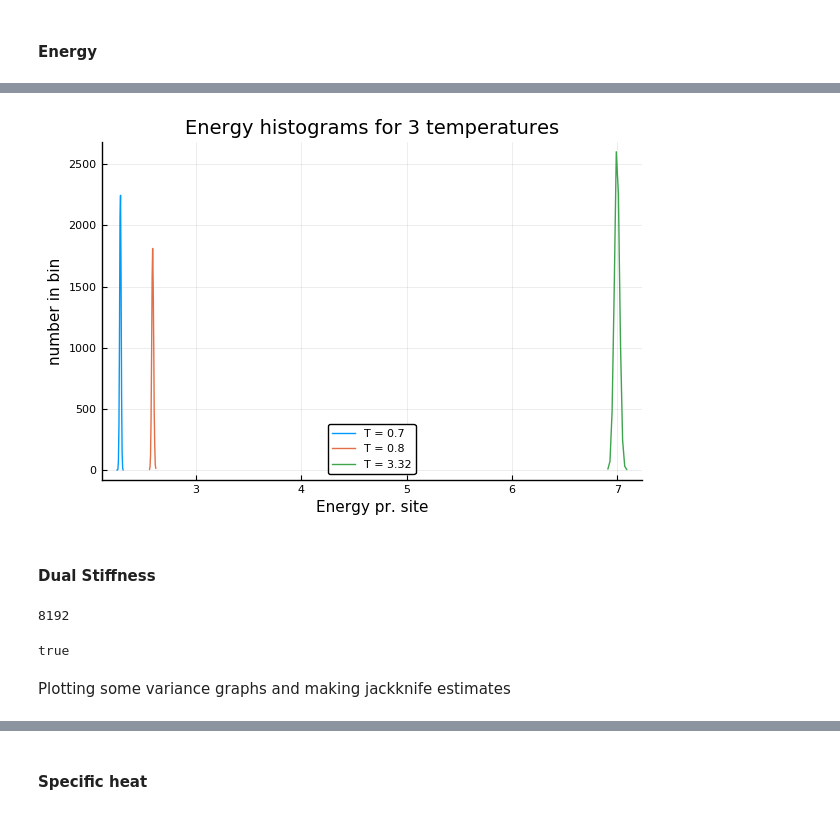
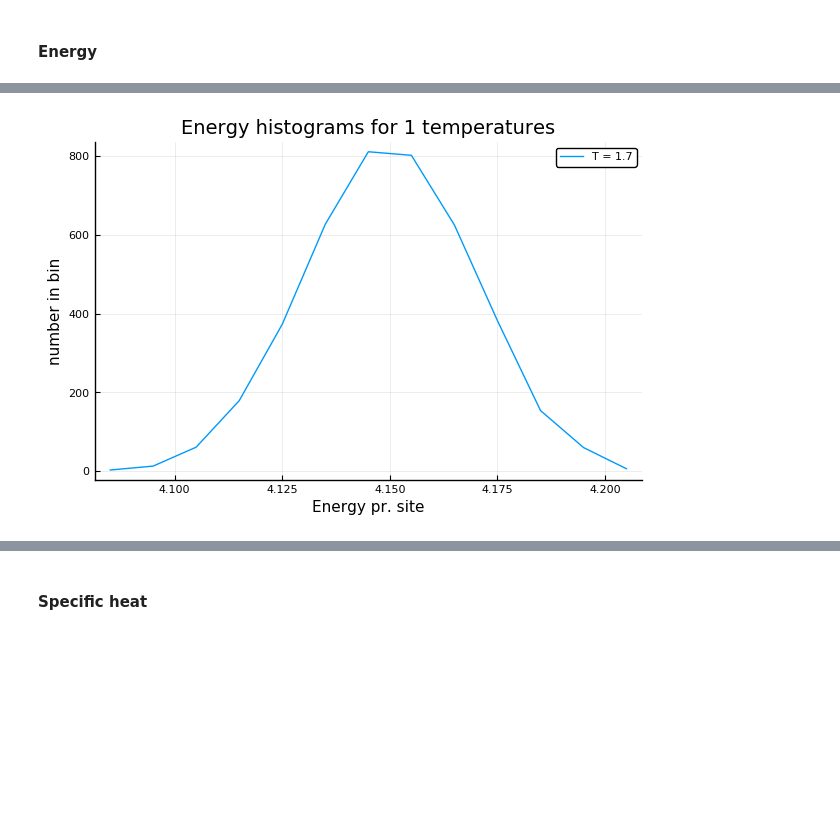
Before and after one commit to 9cco/finite-temp-vortex-lattice, a Jupyter notebook: Notebooks/Script postprocessing.ipynb, the cells around one changed output, grey strips where cells are left out. Drawn from its saved outputs; the diff is of its cells as text; code cells hidden in the pictures; blank space fills up the shorter version.

```diff
--- a/Notebooks/Script postprocessing.ipynb
+++ b/Notebooks/Script postprocessing.ipynb
@@ -45,0 +49,13 @@ cd("../Scripts/two_comp_london_T=0.7-3.32_L=32_g=0.447/")
+# %%
+num_blocks = 2^7
+meta_di = JLD.load("meta.jld")
+n = meta_di["n"]; m = meta_di["m"]; M = meta_di["M"]; T = meta_di["T"]; κ₅ = meta_di["kappa"];
+Δt = meta_di["dt"]; L₁ = meta_di["L1"]; L₂ = meta_di["L2"]; L₃ = meta_di["L3"]; g = meta_di["g"]; ν = meta_di["nu"]
+M_amp = meta_di["M_amp"];
+N_g = 1
+
+f = n/L₁ - m/L₂
+println("\nfL₁ = $(f*L₁), L₁ = $(L₁), L₂ = $(L₂), L₃ = $(L₃), g = $(g)")
+println("T = $(T), ν = $(ν), κ₅ = $(κ₅), n = $(n), m = $(m)")
+T_round = round(T; digits=2)
+N = L₁*L₂*L₃;
@@ -59,3 +71,0 @@ f = meta_di["f"]; L₃ = meta_di["L3"]; M = meta_di["M"]; temps = meta_di["temps
-# %%
-N = L^2*L₃;
-N_T = length(temps)
@@ -68,0 +72,8 @@ savefig(plt, "measure_energies.pdf")
+# %%
+ens_di = JLD.load("energies.jld")
+Es = ens_di["Es"]
+length(Es)
+
+plt = plot(Es./N; label="T = $(round(T, digits=2))",
+        xaxis="MCS", yaxis="Energy pr. site", title="Energy during measurements")
+savefig(plt, "measure_energies.pdf")
@@ -69,27 +82,5 @@ savefig(plt, "measure_energies.pdf")
 # %%
 # Plot energy histograms
-E_by_T = [ens[k, :] for k = 1:N_T]
-plotEnergyHistograms(E_by_T./N, reverse(temps));
+plotEnergyHistograms([Es./N], [T]);
 # %% [output]
-[figure, old version]
+[figure, new version]
-# %% [markdown]
-#### Dual Stiffness
-# %%
-dual = readdlm("dual_stiffs.data", ':', Float64);
-ρˣ₂_by_T = [dual[k, :] for k = 1:N_T];
-size(dual, 2)
-# %% [output]
-8192
-# %%
-dual_di = JLD.load("dual_stiffs.jld");
-ρˣ₂_by_T_jld = dual_di["x2"]
-ρˣ₃_by_T = dual_di["x3"]
-ρʸ₁_by_T = dual_di["y1"]
-ρʸ₃_by_T = dual_di["y3"]
-ρᶻ₁_by_T = dual_di["z1"]
-ρᶻ₂_by_T = dual_di["z2"]
-println(ρˣ₂_by_T == ρˣ₂_by_T_jld)
-# %% [output]
-true
-# %% [markdown]
-Plotting some variance graphs and making jackknife estimates
```
Also changed, not shown: parts of 68 cells of this notebook, 2 other files.
